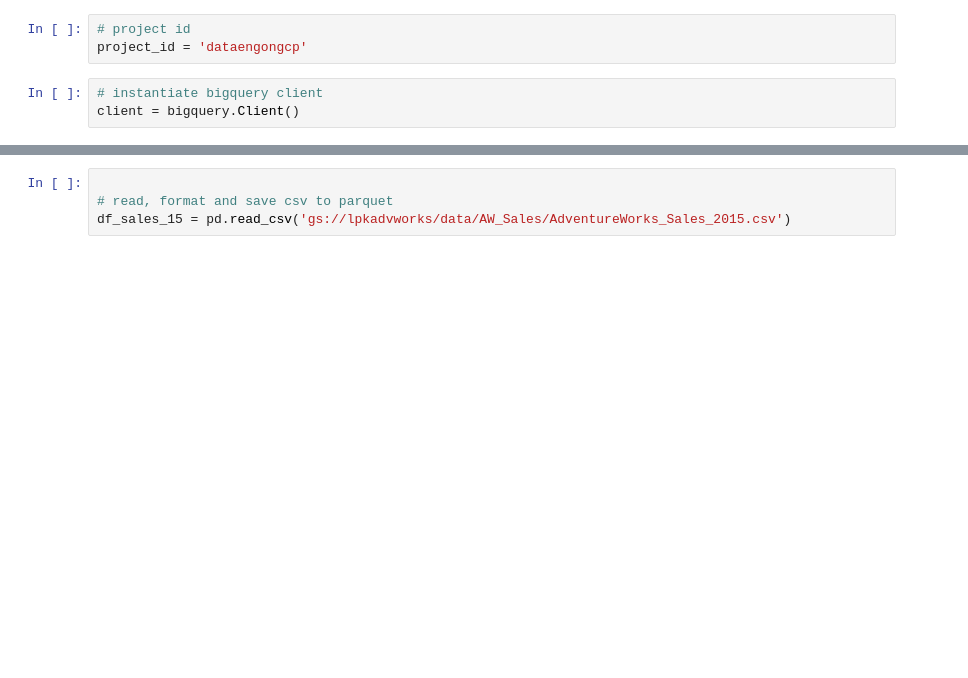
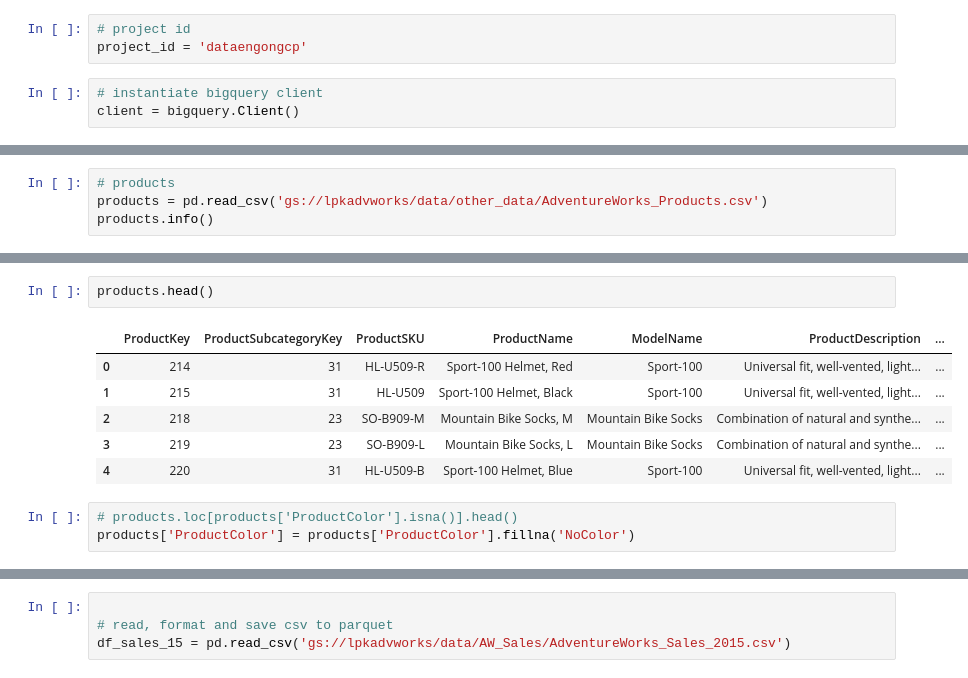
Before and after one commit to LenSin3/Adventure-Works-GCP, a Jupyter notebook: adventureworks/notebooks/02-Load Data into Bigquery from GCS Using python.ipynb, the cells around one changed output, grey strips where cells are left out. Drawn from its saved outputs; the diff is of its cells as text; blank space fills up the shorter version.

```diff
--- a/adventureworks/notebooks/02-Load Data into Bigquery from GCS Using python.ipynb
+++ b/adventureworks/notebooks/02-Load Data into Bigquery from GCS Using python.ipynb
@@ -10,0 +124,4 @@ client = bigquery.Client()
+# %%
+# products
+products = pd.read_csv('gs://lpkadvworks/data/other_data/AdventureWorks_Products.csv')
+products.info()
@@ -10,0 +147,12 @@ client = bigquery.Client()
+# %%
+products.head()
+# %% [output]
+|  | ProductKey | ProductSubcategoryKey | ProductSKU | ProductName | ModelName | ProductDescription | ... |
+| 0 | 214 | 31 | HL-U509-R | Sport-100 Helmet, Red | Sport-100 | Universal fit, well-vented, light... | ... |
+| 1 | 215 | 31 | HL-U509 | Sport-100 Helmet, Black | Sport-100 | Universal fit, well-vented, light... | ... |
+| 2 | 218 | 23 | SO-B909-M | Mountain Bike Socks, M | Mountain Bike Socks | Combination of natural and synthe... | ... |
+| 3 | 219 | 23 | SO-B909-L | Mountain Bike Socks, L | Mountain Bike Socks | Combination of natural and synthe... | ... |
+| 4 | 220 | 31 | HL-U509-B | Sport-100 Helmet, Blue | Sport-100 | Universal fit, well-vented, light... | ... |
+# %%
+# products.loc[products['ProductColor'].isna()].head()
+products['ProductColor'] = products['ProductColor'].fillna('NoColor')
```
Also changed, not shown: parts of 23 cells of this notebook, 18 other files.
